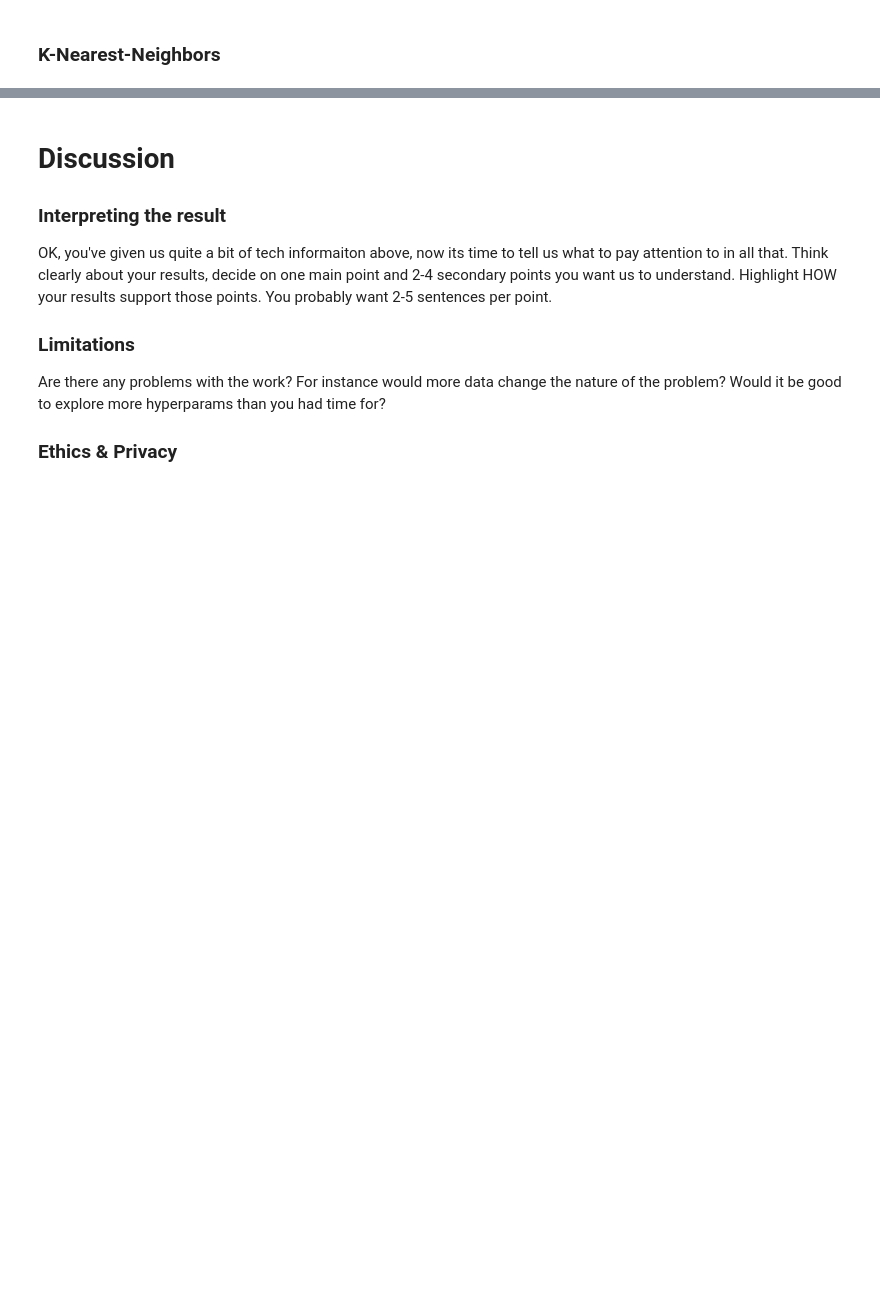
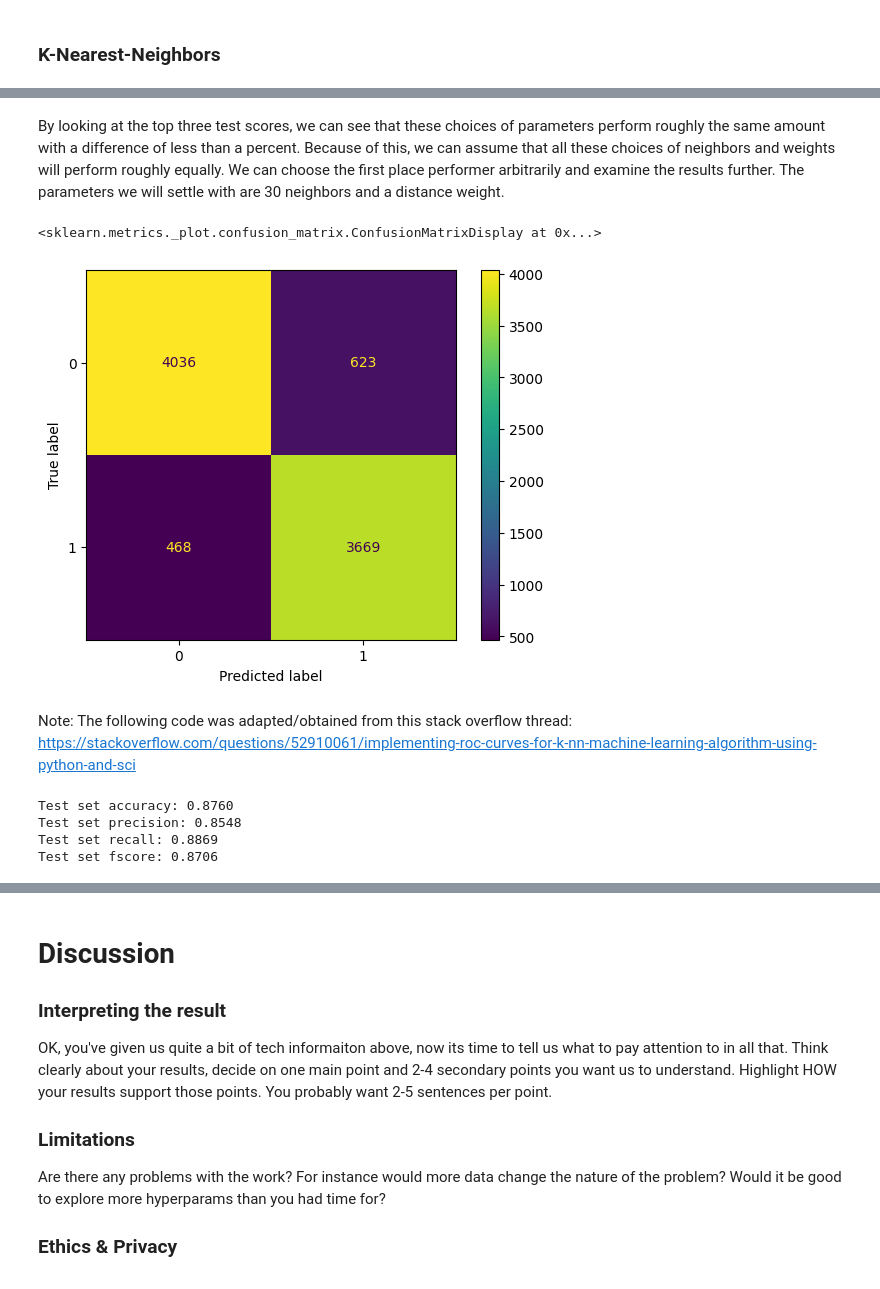
Before and after one commit to COGS118A/Group012-Wi23, a Jupyter notebook: FinalProjectGroup012-Wi23.ipynb, the cells around one changed output, grey strips where cells are left out. Drawn from its saved outputs; the diff is of its cells as text; code cells hidden in the pictures; blank space fills up the shorter version.

Commit message:
knn classifier

```diff
--- a/FinalProjectGroup012-Wi23.ipynb
+++ b/FinalProjectGroup012-Wi23.ipynb
@@ -144,2 +145,14 @@ We can also see that most of the data for giants and non-giants are also mostly
+# %%
+X = df[['Amag', 'B-V', 'Plx', 'e_Plx']]
+y = df[['Giant']].values.ravel()
+X_train, X_test, y_train, y_test = train_test_split(X, y, test_size=0.25, random_state=42)
 # %% [markdown]
 ### K-Nearest-Neighbors
+# %%
+kf = KFold(n_splits=4)
+params = {
+    'n_neighbors' : [10, 30, 50, 70, 100],
+    'weights' : ['uniform', 'distance']
+}
+clf = GridSearchCV(estimator=KNeighborsClassifier(), param_grid=params, cv=kf)
+clf.fit(X_train, y_train)
@@ -145,0 +181,25 @@ We can also see that most of the data for giants and non-giants are also mostly
+# %% [markdown]
+By looking at the top three test scores, we can see that these choices of parameters perform roughly the same amount with a difference of less than a percent. Because of this, we can assume that all these choices of neighbors and weights will perform roughly equally. We can choose the first place performer arbitrarily and examine the results further. The parameters we will settle with are 30 neighbors and a distance weight.
+# %%
+best_estimator = clf.best_estimator_
+y_pred = best_estimator.predict(X_test)
+cm = confusion_matrix(y_test, y_pred)
+disp = ConfusionMatrixDisplay(cm)
+disp.plot()
+# %% [output]
+<sklearn.metrics._plot.confusion_matrix.ConfusionMatrixDisplay at 0x...>
+[figure, added]
+# %% [markdown]
+Note: The following code was adapted/obtained from this stack overflow thread:
+https://stackoverflow.com/questions/52910061/implementing-roc-curves-for-k-nn-machine-learning-algorithm-using-python-and-sci
+# %%
+print("Test set accuracy: {:.4f}".format(best_estimator.score(X_test, y_test)))
+precision, recall, fscore, _ = precision_recall_fscore_support(y_test, y_pred, average='binary')
+print("Test set precision: {:.4f}".format(precision))
+print("Test set recall: {:.4f}".format(recall))
+print("Test set fscore: {:.4f}".format(fscore))
+# %% [output]
+Test set accuracy: 0.8760
+Test set precision: 0.8548
+Test set recall: 0.8869
+Test set fscore: 0.8706
```
Also changed, not shown: parts of 8 cells of this notebook.
